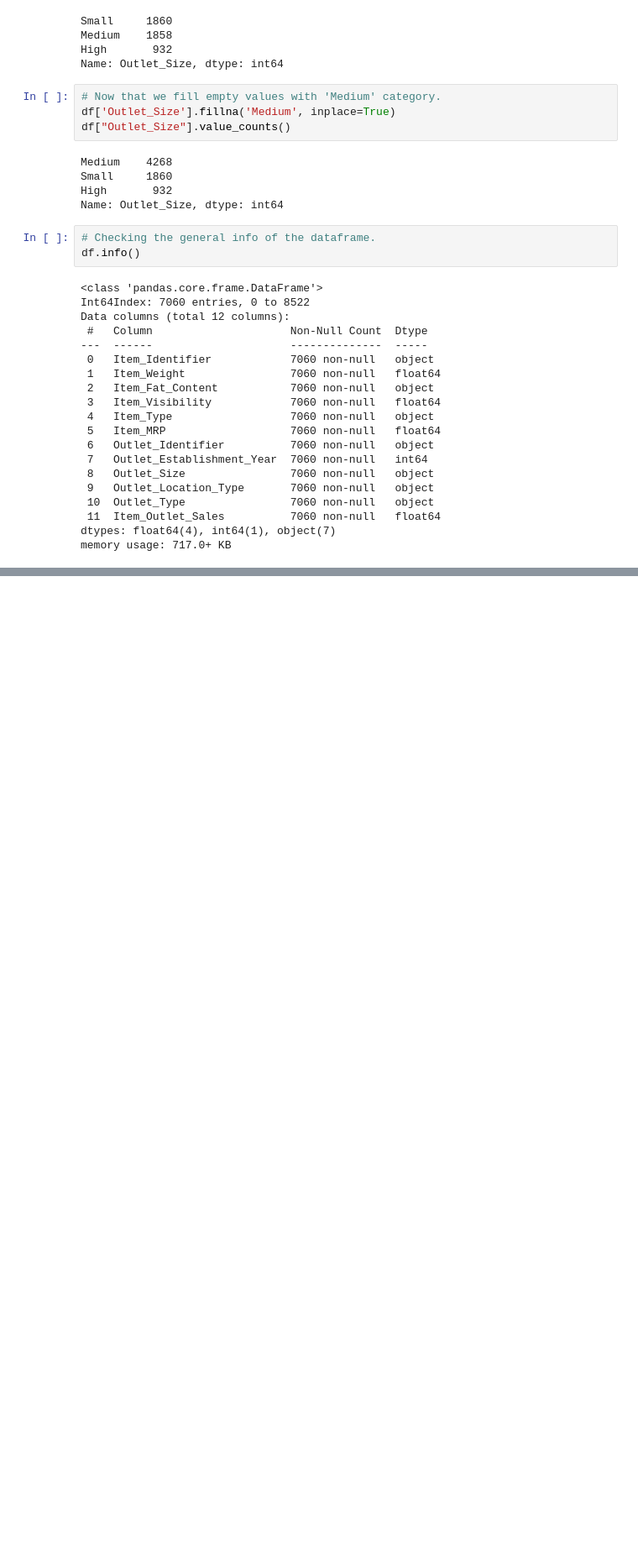
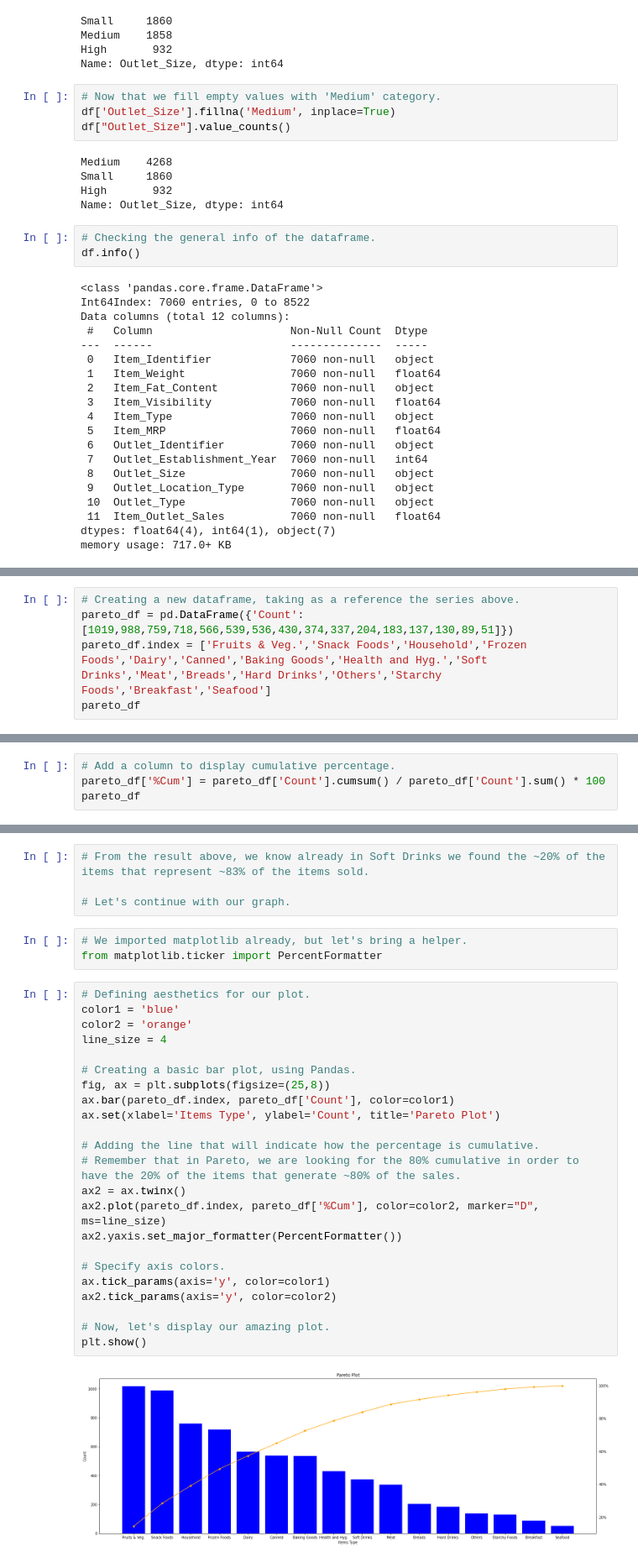
Before and after one commit to edleafvirtual/Project-1.-Big_Mart_Sales_Prediction, a Jupyter notebook: sales_prediction2023.ipynb, the cells around one changed output, grey strips where cells are left out. Shown: that part at 84% size. Drawn from its saved outputs; the diff is of its cells as text; blank space fills up the shorter version.

```diff
--- a/sales_prediction2023.ipynb
+++ b/sales_prediction2023.ipynb
@@ -264,0 +404,5 @@ help(df.to_csv);
+# %%
+# Creating a new dataframe, taking as a reference the series above.
+pareto_df = pd.DataFrame({'Count': [1019,988,759,718,566,539,536,430,374,337,204,183,137,130,89,51]})
+pareto_df.index = ['Fruits & Veg.','Snack Foods','Household','Frozen Foods','Dairy','Canned','Baking Goods','Health and Hyg.','Soft Drinks','Meat','Breads','Hard Drinks','Others','Starchy Foods','Breakfast','Seafood']
+pareto_df
@@ -264,0 +427,4 @@ help(df.to_csv);
+# %%
+# Add a column to display cumulative percentage.
+pareto_df['%Cum'] = pareto_df['Count'].cumsum() / pareto_df['Count'].sum() * 100
+pareto_df
@@ -264,0 +449,32 @@ help(df.to_csv);
+# %%
+# From the result above, we know already in Soft Drinks we found the ~20% of the items that represent ~83% of the items sold.
+
+# Let's continue with our graph.
+# %%
+# We imported matplotlib already, but let's bring a helper.
+from matplotlib.ticker import PercentFormatter
+# %%
+# Defining aesthetics for our plot.
+color1 = 'blue'
+color2 = 'orange'
+line_size = 4
+
+# Creating a basic bar plot, using Pandas.
+fig, ax = plt.subplots(figsize=(25,8))
+ax.bar(pareto_df.index, pareto_df['Count'], color=color1)
+ax.set(xlabel='Items Type', ylabel='Count', title='Pareto Plot')
+
+# Adding the line that will indicate how the percentage is cumulative.
+# Remember that in Pareto, we are looking for the 80% cumulative in order to have the 20% of the items that generate ~80% of the sales.
+ax2 = ax.twinx()
+ax2.plot(pareto_df.index, pareto_df['%Cum'], color=color2, marker="D", ms=line_size)
+ax2.yaxis.set_major_formatter(PercentFormatter())
+
+# Specify axis colors.
+ax.tick_params(axis='y', color=color1)
+ax2.tick_params(axis='y', color=color2)
+
+# Now, let's display our amazing plot.
+plt.show()
+# %% [output]
+[figure, added]
```
Also changed, not shown: parts of 61 cells of this notebook.
